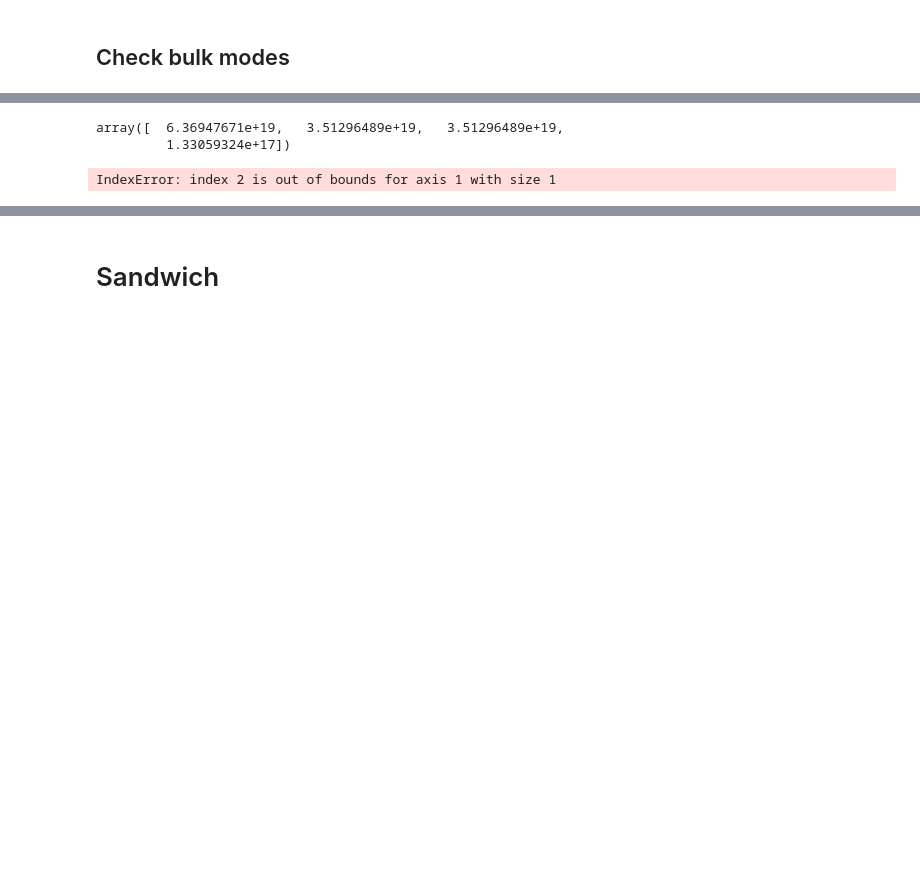
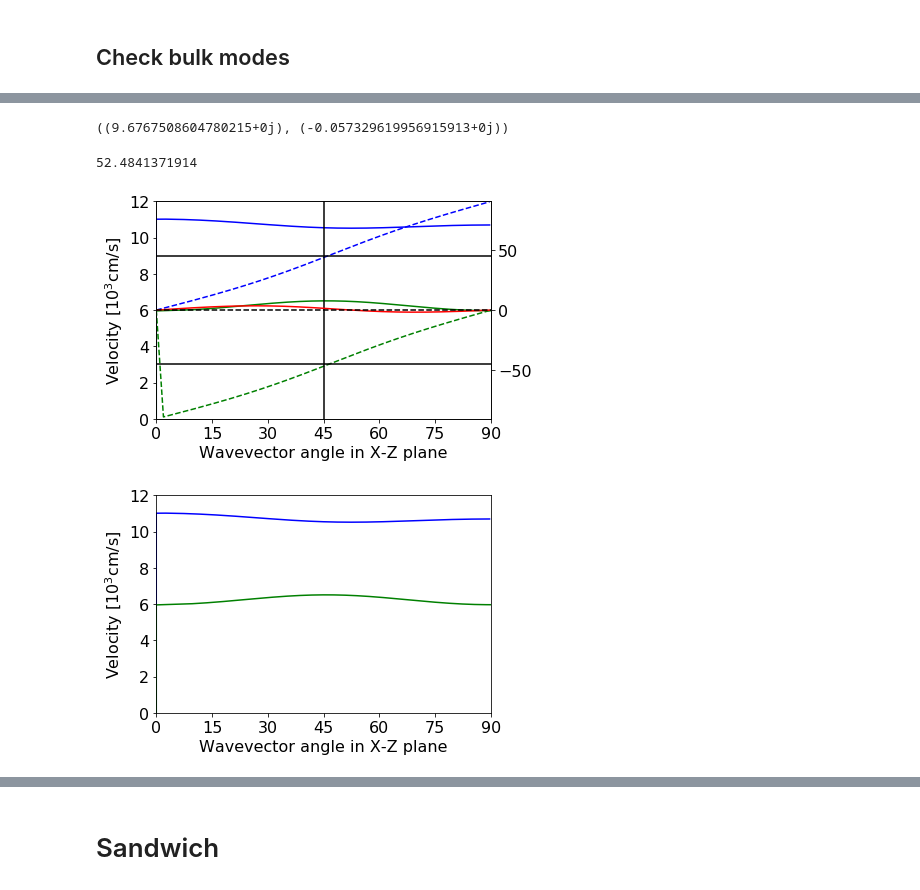
Before and after one commit to samueljamesbader/PyNitride, a Jupyter notebook: examples/pfet_strain/PhononHeteroMath.ipynb, the cells around one changed output, grey strips where cells are left out. Drawn from its saved outputs; the diff is of its cells as text; code cells hidden in the pictures; blank space fills up the shorter version.

```diff
--- a/examples/pfet_strain/PhononHeteroMath.ipynb
+++ b/examples/pfet_strain/PhononHeteroMath.ipynb
@@ -742,30 +388,47 @@ Solving at q [1/nm]:  0.088
-# %%
-np.abs(np.linalg.eigvals(l_m(.1/nm,np.r_[0])[:,:,0]))
-# %% [output]
-array([  6.36947671e+19,   3.51296489e+19,   3.51296489e+19,
-         1.33059324e+17])
-# %%
-def _(q,w):
-    w=w+0j
-    print(w*hbar/e*1e3)
-    en,ev=np.linalg.eig(l_m(q,w))
-    print(sorted(np.abs(en)))
-    coeffs=dict(zip([DApp,DApm,DAmp,DAmm],ev[:,np.argmin(np.abs(en))]))
-    print("norm",np.sum(np.abs([v for v in coeffs.values()])**2))
-    print(coeffs)
-    bsubs={betaAm:l_betaAm(q,w),betaAp:l_betaAp(q,w)}
-    dsubs={deltaAm:l_deltaAm(q,w),deltaAp:l_deltaAp(q,w)}
-    lux,luz=[lambdify(z,u_alnslab(i).subs(coeffs).subs(x,0).subs(dsubs).subs(bsubs)) for i in [x,z]]
-    zn=np.linspace(-3*nm,3*nm)
-    plt.figure()
-    plt.plot(zn/nm,lux(zn).real,'b')
-    plt.plot(zn/nm,lux(zn).imag,'b--')
-    plt.plot(zn/nm,luz(zn).real,'g')
-    plt.plot(zn/nm,luz(zn).imag,'g--')
-    plt.xlim(np.min(zn/nm),np.max(zn/nm))
-    plt.ylim(-np.max(np.abs(plt.ylim())),np.min(np.abs(plt.ylim())))
-    plt.axvline(0,color='k')
-    return lux,luz
-lux,luz=_(4.206/nm,approxroots[0,2])
-# %% [output]
-IndexError: index 2 is out of bounds for axis 1 with size 1
+# %%
+l_deltaAm(.1/nm,6*meV+0j),l_deltaAp(.1/nm,6*meV+0j)
+# %% [output]
+((9.6767508604780215+0j), (-0.057329619956915913+0j))
+# %%
+def _(deltas=False):
+    plt.figure()
+    ws=np.linspace(0,100*meV,100000)
+    q=.1/nm
+
+    bm=l_betaAm(q,ws+0j).real
+    tm=np.arctan2(bm,q+0*ws)
+    am=np.sqrt(bm**2+q**2)
+    plt.plot(tm*180/np.pi,ws/am /1e3,'b')
+
+    bp=l_betaAp(q,ws+0j).real
+    tp=np.arctan2(bp,q+0*ws)
+    ap=np.sqrt(bp**2+q**2)
+    plt.plot(tp*180/np.pi,ws/ap /1e3,'g')
+
+    plt.xlim(0,90)
+    plt.xticks([0,15,30,45,60,75,90])
+    plt.ylim(0,12)
+    plt.ylabel("Velocity [10$^3$cm/s]")
+    plt.xlabel("Wavevector angle in X-Z plane")
+
+    if deltas:
+        plt.twinx()
+        plt.plot(tm*180/np.pi,180/np.pi*np.arctan2(np.real(l_deltaAm(q,ws+0j)),1),'b--')
+        plt.plot(tp*180/np.pi,180/np.pi*np.arctan2(np.real(l_deltaAp(q,ws+0j)),1),'g--')
+        plt.ylim(-90,90)
+        plt.axvline(45,color='k')
+        plt.axhline(45,color='k')
+        plt.axhline(-45,color='k')
+        dang=tm*180/np.pi-180/np.pi*np.arctan2(np.real(l_deltaAm(q,ws+0j)),1)
+        plt.plot(tm*180/np.pi,dang,'r')
+        plt.axhline(0,color='k',linestyle='--')
+        mm=np.logical_and(tm*180/np.pi>30, tm*180/np.pi<70)
+        print((tm*180/np.pi)[mm][np.argmin(np.abs(dang[mm]))])
+
+
+_(deltas=True)
+_(deltas=False)
+# %% [output]
+52.4841371914
+[figure, added]
+[figure, added]
```
Also changed, not shown: parts of 178 cells of this notebook, 6 other files.
